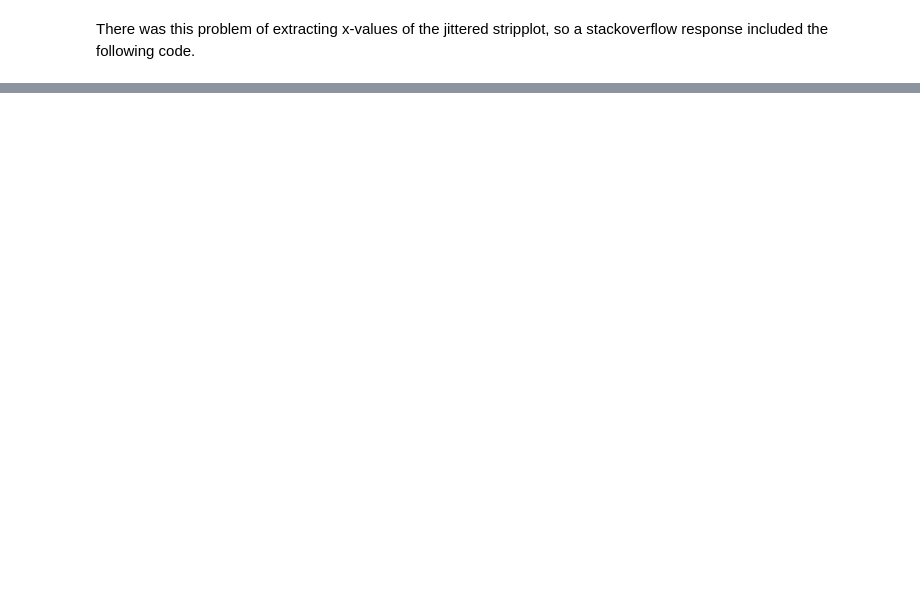
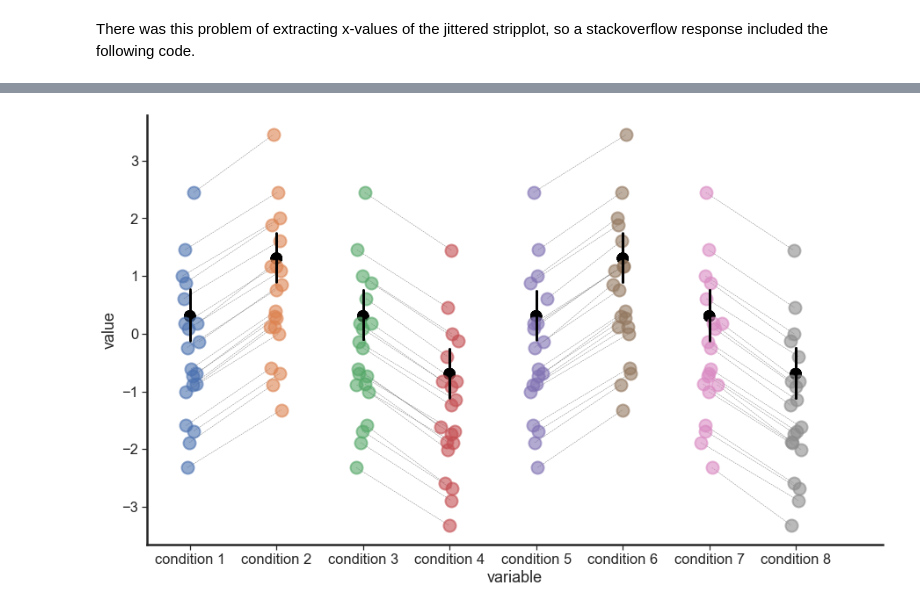
Before and after one commit to jorvlan/open-visualizations, a Jupyter notebook: Elaborate plotting in Python.ipynb, the cells around one changed output, grey strips where cells are left out. Cells and saved outputs as stored; diff of their text form; code cells hidden in the pictures; blank space fills up the shorter version.

```diff
--- a/Elaborate plotting in Python.ipynb
+++ b/Elaborate plotting in Python.ipynb
@@ -726,0 +832,3 @@ for idx in df.index:
+# %%
+df_long_2 = pd.melt(df,  value_vars=['condition 1','condition 2','condition 3','condition 4','condition 5','condition 6','condition 7','condition 8'])
+df_long_2
@@ -726,0 +854,57 @@ for idx in df.index:
+# %%
+N=20
+# dummy dataset
+data = np.random.normal(size=(N,))
+data
+
+#Creates the dataframe in a wide format with condition 1, condition 2, condition 3, condition 4 as columns
+df = pd.DataFrame({'condition 1': data,
+                    'condition 2': data+1,
+                    'condition 3': data,
+                    'condition 4': data-1,
+                    'condition 5': data,
+                    'condition 6': data+1,
+                    'condition 7': data,
+                    'condition 8': data-1})
+df
+
+#set the amount of jitter and create a dataframe with jittered x-axis values
+jitter = 0.05
+df_x_jitter = pd.DataFrame(np.random.normal(loc=0, scale=jitter, size=df.values.shape), columns=df.columns)
+df_x_jitter
+
+#Do an additional step to create a jittered values for the 4 columns.. i.e., jitter values around condition 1 and 2 + jitter values for condition 3 and 4.
+df_x_jitter += np.arange(len(df.columns))
+df_x_jitter
+
+#fig, ax = plt.subplots()
+fig, ax = plt.subplots(figsize=(15,9))
+#ax1 = fig.add_subplot(131)
+for col in df:
+    ax.plot(df_x_jitter[col], df[col], 'o', alpha=.60, zorder=1, ms=14, mew=2)
+    #sns.pointplot(x='variable', y='value', ci=95, data=df_long, join=False, scale=1.5, zorder=100, color='black', capsize = 0.05)
+    sns.pointplot(x='variable', y='value', ci=95, data=df_long_2, join=False, scale=1.5, zorder=100, color = 'black')
+
+    #sns.set(font_scale=1.5)
+    #sns.set_style("ticks")
+    #sns.stripplot(x="variable", y="value", data=data_long, dodge=False, jitter=False, alpha=1, zorder=1, size=8)
+    #sns.pointplot(x='variable', y='value', ci=95, data=data_long, join=False, scale=1, zorder=100, color='black', capsize = 0.05) # This computes the default confidence intervals of 95 %.
+    #ax1.set_xlabel('conditions')
+    #ax1.set_ylabel('weight (g)')
+
+ax.set_xticks(range(len(df.columns)))
+ax.set_xticklabels(df.columns)
+ax.set_xlim(-0.5,len(df.columns))
+#ax.set_ylim(-3, 4) #This might need to be changed due to random values
+
+sns.despine(trim=False)
+ax.spines['bottom'].set_lw('2.5')
+ax.spines['left'].set_lw('2.5')
+
+for idx in df.index:
+    ax.plot(df_x_jitter.loc[idx,['condition 1','condition 2']], df.loc[idx,['condition 1','condition 2']], color = 'grey', linewidth = 0.5, linestyle = '--', zorder=-1)
+    ax.plot(df_x_jitter.loc[idx,['condition 3','condition 4']], df.loc[idx,['condition 3','condition 4']], color = 'grey', linewidth = 0.5, linestyle = '--', zorder=-1)
+    ax.plot(df_x_jitter.loc[idx,['condition 5','condition 6']], df.loc[idx,['condition 5','condition 6']], color = 'grey', linewidth = 0.5, linestyle = '--', zorder=-1)
+    ax.plot(df_x_jitter.loc[idx,['condition 7','condition 8']], df.loc[idx,['condition 7','condition 8']], color = 'grey', linewidth = 0.5, linestyle = '--', zorder=-1)
+# %% [output]
+[figure, added]
```
Also changed, not shown: parts of 10 cells of this notebook.
